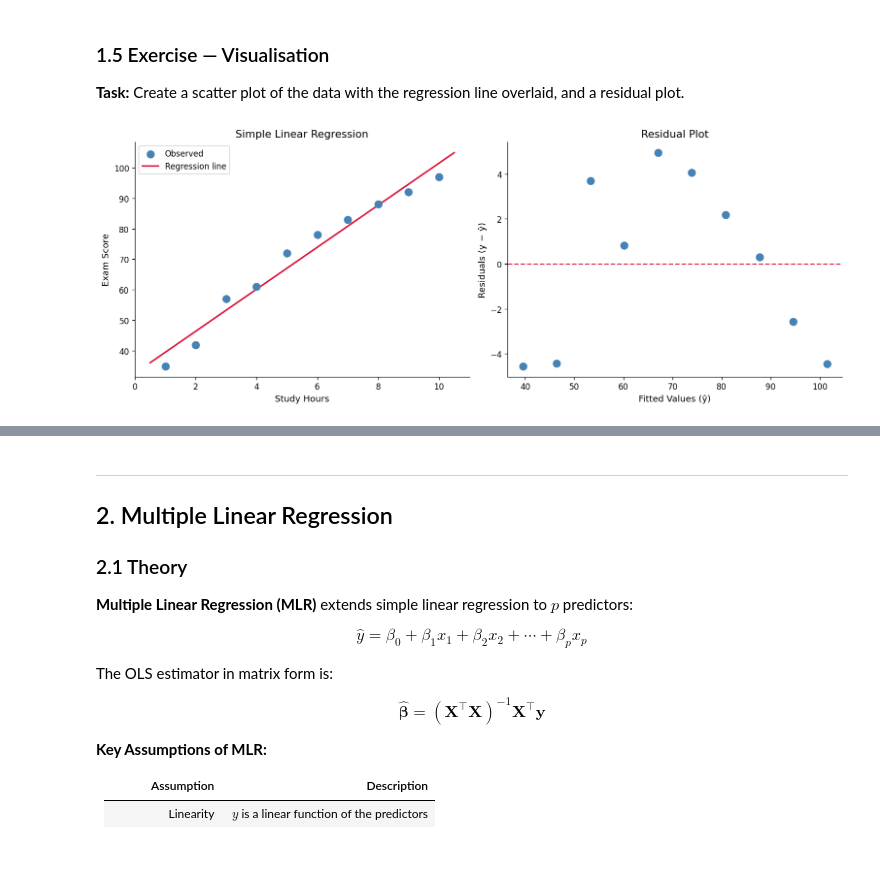
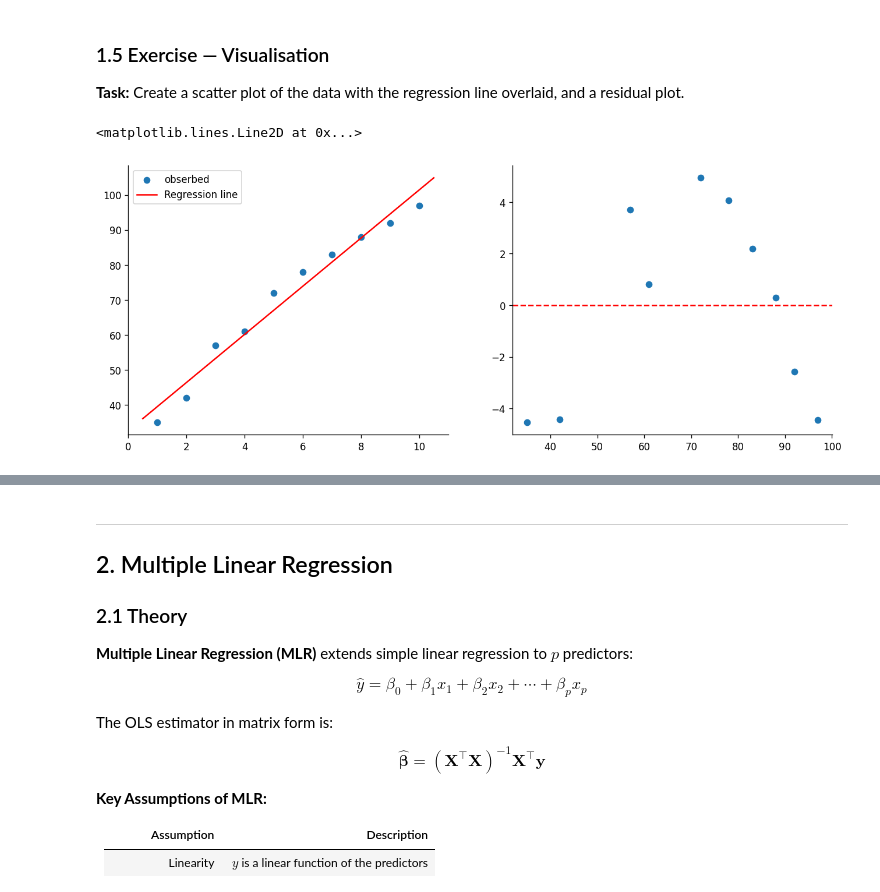
Before and after one commit to kumaramardeep342/AI_Lab, a Jupyter notebook: 9_tutorial_regression/DA5401W_Regression_I_Questions.ipynb, the cells around one changed output, grey strips where cells are left out. Drawn from its saved outputs; the diff is of its cells as text; code cells hidden in the pictures; blank space fills up the shorter version.

Commit message:
end term exam done !!..

```diff
--- a/9_tutorial_regression/DA5401W_Regression_I_Questions.ipynb
+++ b/9_tutorial_regression/DA5401W_Regression_I_Questions.ipynb
@@ -157,36 +223,59 @@ R²   = 0.9685
 ### 1.5 Exercise — Visualisation
 
 **Task:** Create a scatter plot of the data with the regression line overlaid, and a residual plot.
+# %%
+# steps :
+# 1 . Scatter + regression line
+# 2.  Residual plot
+
+fig,axes = plt.subplots(1,2,figsize=(13,5))
+
+# 1 . Scatter + regression line
+# original data scatter plot
+axes[0].scatter(hours,scores,label = 'obserbed')
+# regression line :(use x values from 0.5 to 10.5)
+x_line = np.linspace(0.5,10.5,200)
+axes[0].plot(x_line,model_slr.predict(x_line.reshape(-1,1)),label='Regression line',color='red')
+axes[0].legend()
+
+# 2.  Residual plot
+residuals = scores-y_pred_slr
+axes[1].scatter(scores,residuals,label = 'residual plot')
+axes[1].axhline(y=0,linestyle ='--',color='red')
+# %% [output]
+<matplotlib.lines.Line2D at 0x...>
+[figure, added]
 # %%
-fig, axes = plt.subplots(1, 2, figsize=(13, 5))
+# fig, axes = plt.subplots(1, 2, figsize=(13, 5))
 
-# ── Plot 1: Scatter + regression line ────────────────────────────────────────
-ax = axes[0]
-# TODO: Plot the scatter of hours vs scores
-ax.scatter(hours,scores, color='steelblue', s=80, zorder=3, label='Observed')
+# # ── Plot 1: Scatter + regression line ────────────────────────────────────────
+# ax = axes[0]
+# # TODO: Plot the scatter of hours vs scores
+# ax.scatter(hours,scores, color='steelblue', s=80, zorder=3, label='Observed')
 
-# TODO: Plot the regression line (use x values from 0.5 to 10.5)
-x_line = np.linspace(0.5, 10.5, 200)
-ax.plot(x_line,model_slr.predict(x_line.reshape(-1,1)), color='crimson', linewidth=2, label='Regression line')
+# # TODO: Plot the regression line (use x values from 0.5 to 10.5)
+# x_line = np.linspace(0.5, 10.5, 200)
+# # ax.plot(__,__, color='crimson', linewidth=2, label='Regression line')
+# ax.plot(x_line,model_slr.predict(x_line.reshape(-1,1)), color='crimson', linewidth=2, label='Regression line')
 
-ax.set_xlabel('Study Hours')
-ax.set_ylabel('Exam Score')
-ax.set_title('Simple Linear Regression')
-ax.legend()
+# ax.set_xlabel('Study Hours')
+# ax.set_ylabel('Exam Score')
+# ax.set_title('Simple Linear Regression')
+# ax.legend()
 
-# ── Plot 2: Residual plot ─────────────────────────────────────────────────────
-ax2 = axes[1]
-# TODO: Compute residuals
-residuals = scores-y_pred_slr
+# # ── Plot 2: Residual plot ─────────────────────────────────────────────────────
+# ax2 = axes[1]
+# # TODO: Compute residuals
+# # residuals = __
+# residuals = scores-y_pred_slr
 
-ax2.axhline(0, color='crimson', linewidth=1.5, linestyle='--')
-# TODO: Scatter fitted values vs residuals
-ax2.scatter(y_pred_slr, residuals, color='steelblue', s=80)
-ax2.set_xlabel('Fitted Values (ŷ)')
-ax2.set_ylabel('Residuals (y − ŷ)')
-ax2.set_title('Residual Plot')
+# ax2.axhline(0, color='crimson', linewidth=1.5, linestyle='--')
+# # TODO: Scatter fitted values vs residuals
+# # ax2.scatter(__, __, color='steelblue', s=80)
+# ax2.scatter(y_pred_slr, residuals, color='steelblue', s=80)
+# ax2.set_xlabel('Fitted Values (ŷ)')
+# ax2.set_ylabel('Residuals (y − ŷ)')
+# ax2.set_title('Residual Plot')
 
-plt.tight_layout()
-plt.show()
+# plt.tight_layout()
+# plt.show()
-# %% [output]
-[figure, removed]
```
Also changed, not shown: parts of 26 cells of this notebook, 11 other files.
